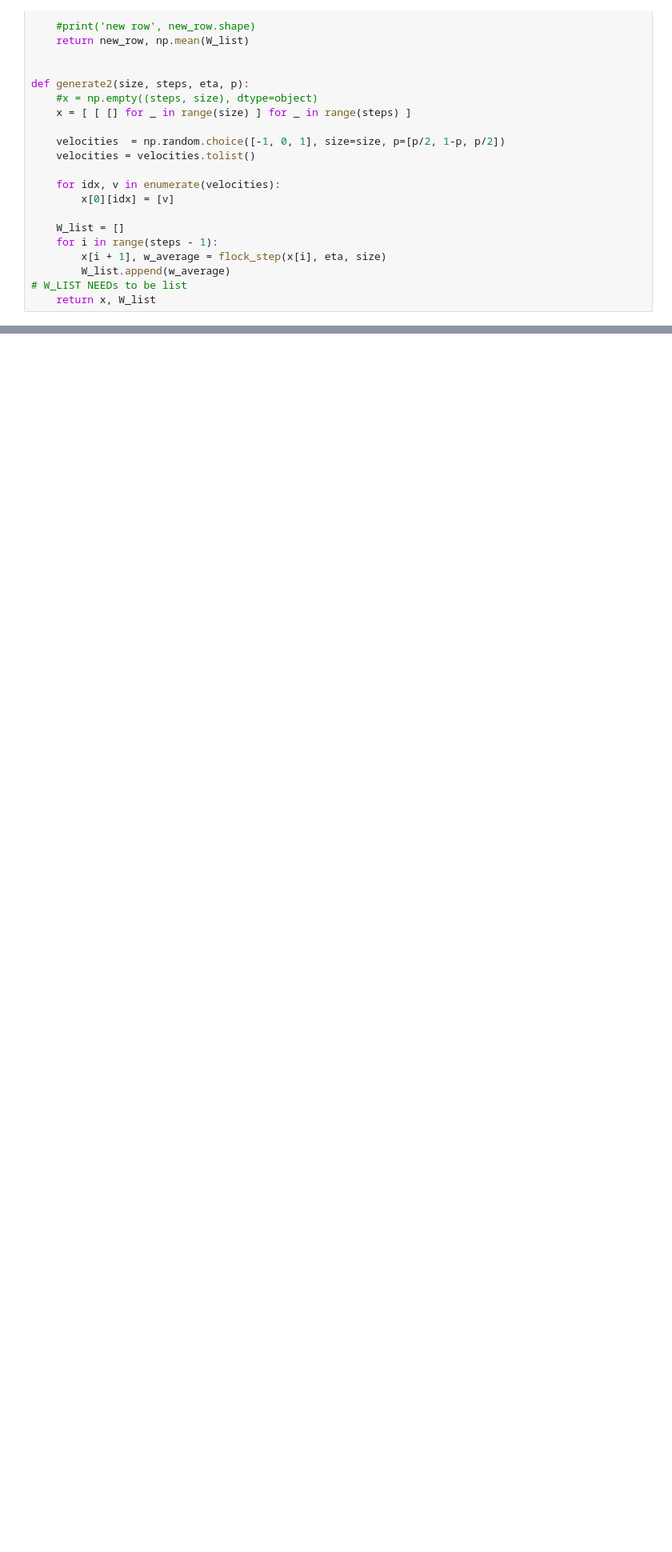
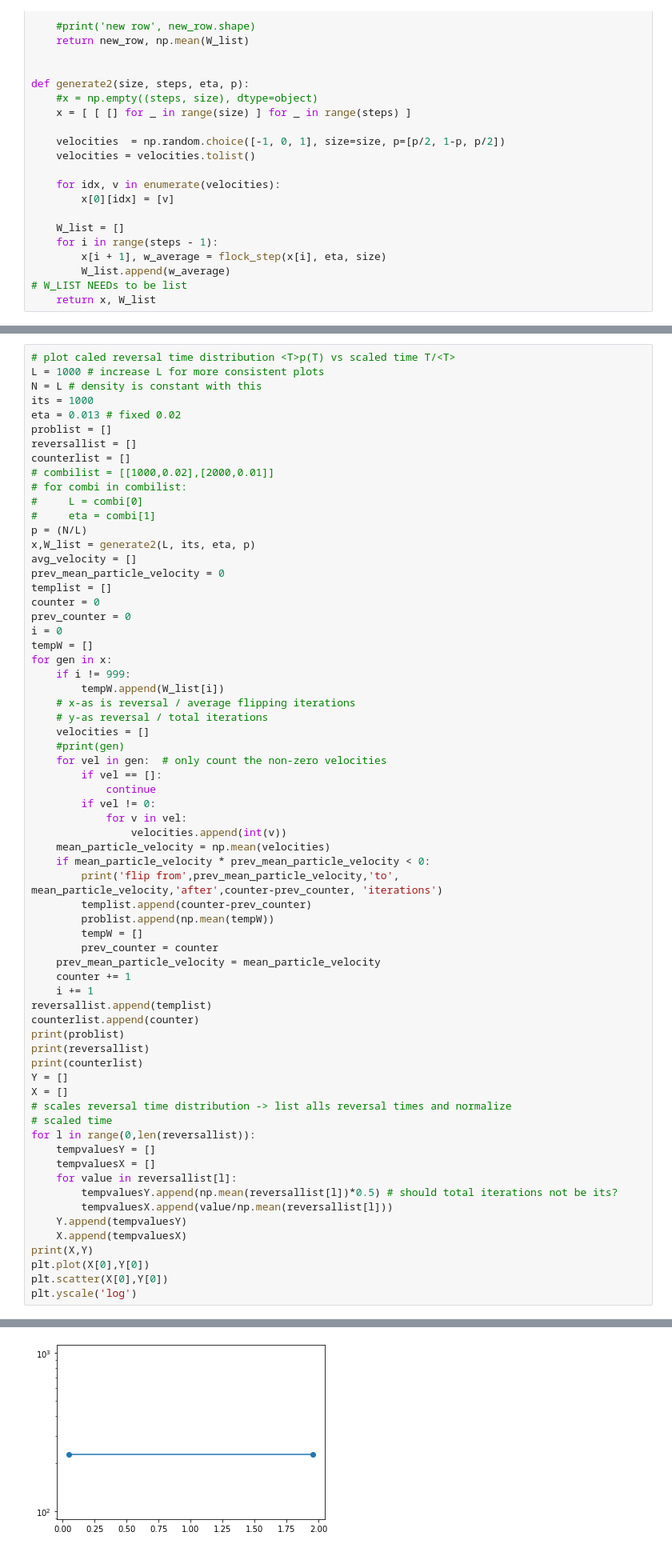
Before and after one commit to wiebetimmers/CSS-ParticleFlocking, a Jupyter notebook: 1DAnalysisJamei.ipynb, the cells around one changed output, grey strips where cells are left out. Shown at 80% size. Drawn from its saved outputs; the diff is of its cells as text; blank space fills up the shorter version.

```diff
--- a/1DAnalysisJamei.ipynb
+++ b/1DAnalysisJamei.ipynb
@@ -273,0 +308,67 @@ plt.show()
+# %%
+# plot caled reversal time distribution <T>p(T) vs scaled time T/<T>
+L = 1000 # increase L for more consistent plots
+N = L # density is constant with this
+its = 1000
+eta = 0.013 # fixed 0.02
+problist = []
+reversallist = []
+counterlist = []
+# combilist = [[1000,0.02],[2000,0.01]]
+# for combi in combilist:
+#     L = combi[0]
+#     eta = combi[1]
+p = (N/L)
+x,W_list = generate2(L, its, eta, p)
+avg_velocity = []
+prev_mean_particle_velocity = 0
+templist = []
+counter = 0
+prev_counter = 0
+i = 0
+tempW = []
+for gen in x:
+    if i != 999:
+        tempW.append(W_list[i])
+    # x-as is reversal / average flipping iterations
+    # y-as reversal / total iterations
+    velocities = []
+    #print(gen)
+    for vel in gen:  # only count the non-zero velocities
+        if vel == []:
+            continue
+        if vel != 0:
+            for v in vel:
+                velocities.append(int(v))
+    mean_particle_velocity = np.mean(velocities)
+    if mean_particle_velocity * prev_mean_particle_velocity < 0:
+        print('flip from',prev_mean_particle_velocity,'to', mean_particle_velocity,'after',counter-prev_counter, 'iterations')
+        templist.append(counter-prev_counter)
+        problist.append(np.mean(tempW))
+        tempW = []
+        prev_counter = counter
+    prev_mean_particle_velocity = mean_particle_velocity
+    counter += 1
+    i += 1
+reversallist.append(templist)
+counterlist.append(counter)
+print(problist)
+print(reversallist)
+print(counterlist)
+Y = []
+X = []
+# scales reversal time distribution -> list alls reversal times and normalize
+# scaled time
+for l in range(0,len(reversallist)):
+    tempvaluesY = []
+    tempvaluesX = []
+    for value in reversallist[l]:
+        tempvaluesY.append(np.mean(reversallist[l])*0.5) # should total iterations not be its?
+        tempvaluesX.append(value/np.mean(reversallist[l]))
+    Y.append(tempvaluesY)
+    X.append(tempvaluesX)
+print(X,Y)
+plt.plot(X[0],Y[0])
+plt.scatter(X[0],Y[0])
+plt.yscale('log')
+# %% [output]
@@ -274,3 +381,4 @@ plt.show()
+[figure, added]
 # %%
 plt.plot(eta_range, end_average_velocity)
 plt.xlabel('eta(n)')
```
Also changed, not shown: parts of 7 cells of this notebook.
